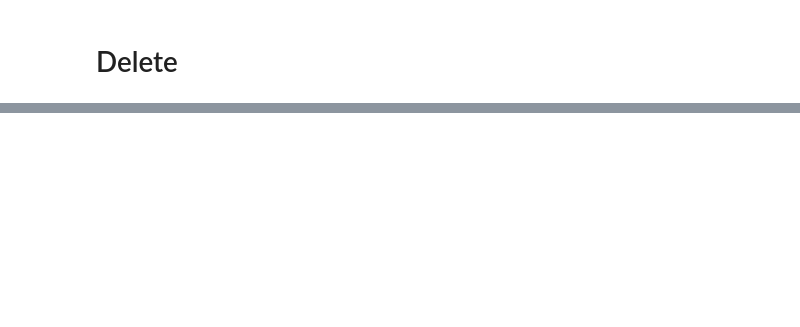
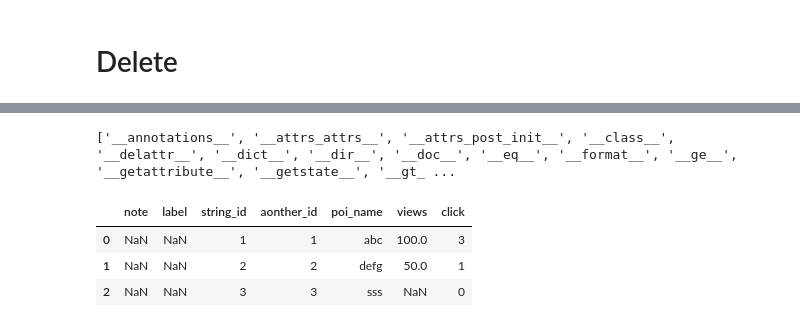
Before and after one commit to YLTsai0609/google_sheets_drive_101, a Jupyter notebook: notebook.ipynb, the cells around one changed output, grey strips where cells are left out. Cells and saved outputs as stored; diff of their text form; code cells hidden in the pictures; blank space fills up the shorter version.

```diff
--- a/notebook.ipynb
+++ b/notebook.ipynb
@@ -148,0 +392,21 @@ memory usage: 296.0+ bytes
+# %%
+s1=Spreadsheet(
+    description='abc',
+    name = 'sheet',
+    sheet_id='1Hmm_ssu4NvzF_qH03pe288KMVPJoN4jYlEhlIiKFF5A',
+    gid = 1362269438
+#     drescription: str,
+)
+# %%
+print(dir(s1))
+# %% [output]
+['__annotations__', '__attrs_attrs__', '__attrs_post_init__', '__class__', '__delattr__', '__dict__', '__dir__', '__doc__', '__eq__', '__format__', '__ge__', '__getattribute__', '__getstate__', '__gt_ ...
+# %%
+pdf = s1.load()
+
+pdf
+# %% [output]
+|  | note | label | string_id | aonther_id | poi_name | views | click |
+| 0 | NaN | NaN | 1 | 1 | abc | 100.0 | 3 |
+| 1 | NaN | NaN | 2 | 2 | defg | 50.0 | 1 |
+| 2 | NaN | NaN | 3 | 3 | sss | NaN | 0 |
```
Also changed, not shown: parts of 35 cells of this notebook, 1 other file.
